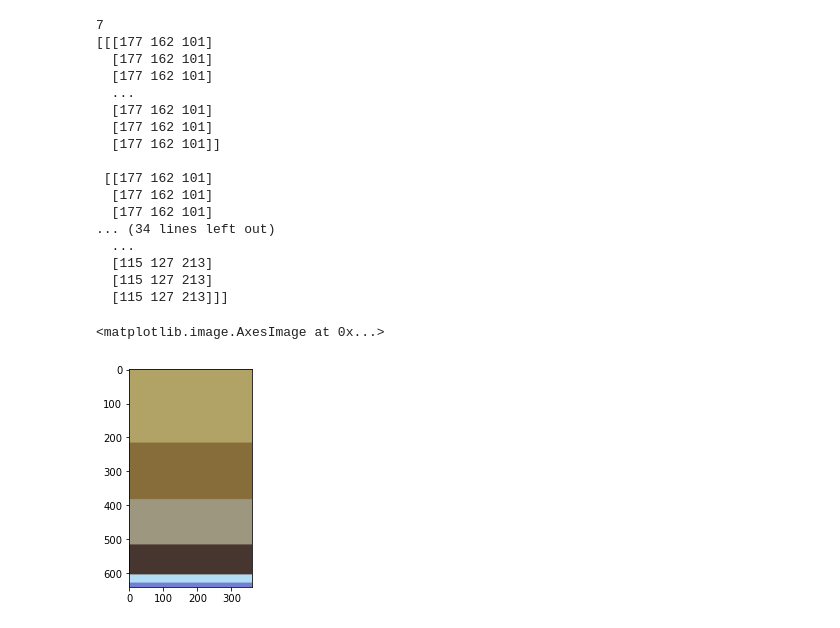
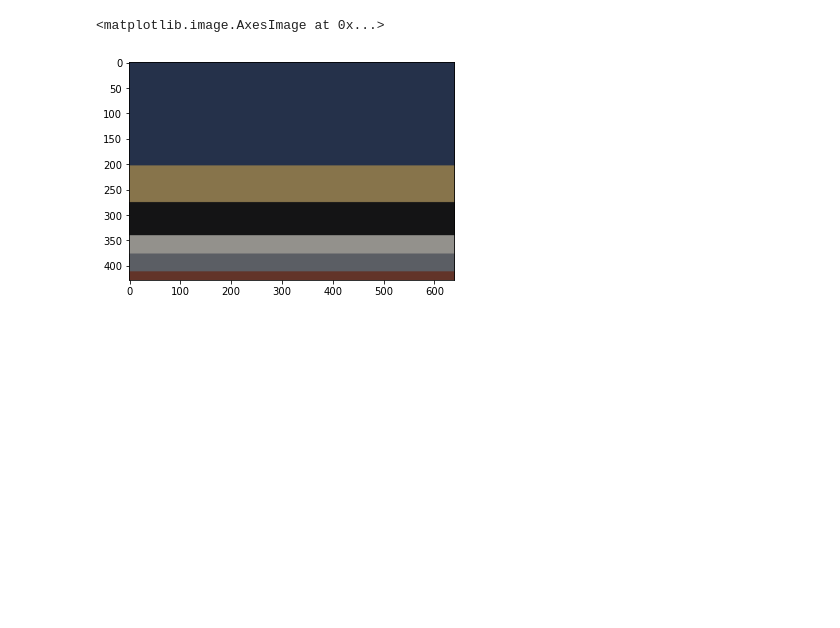
Before and after one commit to Recycleye/viz_eda, a Jupyter notebook: colorAnalysis.ipynb, the cells around one changed output. Cells and saved outputs as stored; diff of their text form; code cells hidden in the pictures; blank space fills up the shorter version.

```diff
--- a/colorAnalysis.ipynb
+++ b/colorAnalysis.ipynb
@@ -34,7 +35,7 @@ index created!
 [{'supercategory': 'person', 'id': 1, 'name': 'person'}, {'supercategory': 'vehicle', 'id': 2, 'name': 'bicycle'}, {'supercategory': 'vehicle', 'id': 3, 'name': 'car'}, {'supercategory': 'vehicle', 'i ...
 # %%
 # Define the classes (out of the 81) which you want to see. Others will not be shown.
-filterClasses = ['pizza']
+filterClasses = ['train']
 
 # Fetch class IDs only corresponding to the filterClasses
 catIds = coco.getCatIds(catNms=filterClasses)
@@ -50,7 +51,7 @@ I = io.imread('{}/{}/{}'.format(dataDir,dataType,img['file_name']))/255.0
 
 plt.imshow(I)
 plt.axis('off')
-annIds = coco.getAnnIds(imgIds=img['id'], catIds=catIds, iscrowd=None)
+annIds = coco.getAnnIds(imgIds=img['id'], catIds=catIds, iscrowd=0)
 anns = coco.loadAnns(annIds)
 coco.showAnns(anns)
 # %% [output]
@@ -70,7 +71,7 @@ def segmentTo2DArray(segmentation):
             polygon.append((x,y))
     return polygon
 
-def maskPixels(polygon):
+def maskPixels(polygon, img):
     path = Path(polygon)
     xmin, ymin, xmax, ymax = np.asarray(path.get_extents(), dtype=int).ravel()
     x, y = np.mgrid[:img['width'], :img['height']]
@@ -80,18 +81,9 @@ def maskPixels(polygon):
     img_mask = mask.reshape(x.shape).T
     return img_mask
 
-mask = np.zeros((img['height'],img['width']))
-
 polyVerts = segmentTo2DArray(anns[0]['segmentation'])
-img_mask = maskPixels(polyVerts)
+img_mask = maskPixels(polyVerts, img)
 plt.imshow(I * img_mask[...,None])
-
-# for i in range(len(anns)):
-#     className = getClassName(anns[i]['category_id'], cats)
-#     pixel_value = filterClasses.index(className)+1
-#     mask = np.maximum(coco.annToMask(anns[i])*pixel_value, mask)
-#     print(pixel_value)
-# plt.imshow(mask)
 # %% [output]
 The class name is cell phone
 <matplotlib.image.AxesImage at 0x...>
@@ -99,54 +91,33 @@ The class name is cell phone
 # %%
 def getMaskColors(maskPixels):
     pixels = np.float32(maskPixels.reshape(-1, 3))
+    pixels = pixels[np.all(pixels != 0, axis=1), :]
 
     n_colors = 6
     criteria = (cv2.TERM_CRITERIA_EPS + cv2.TERM_CRITERIA_MAX_ITER, 200, .1)
     flags = cv2.KMEANS_RANDOM_CENTERS
     _, labels, palette = cv2.kmeans(pixels, n_colors, None, criteria, 10, flags)
     _, counts = np.unique(labels, return_counts=True)
     dominant = palette[np.argmax(counts)]
-
     return counts, palette*255.0
 
-counts, palette = getMaskColors(I)
+counts, palette = getMaskColors(I * img_mask[...,None])
 
 indices = np.argsort(counts)[::-1]
 freqs = np.cumsum(np.hstack([[0], counts[indices]/counts.sum()]))
 rows = np.int_((I * img_mask[...,None]).shape[0]*freqs)
 
-print(len(rows))
-
 dom_patch = np.zeros(shape=(I * img_mask[...,None]).shape, dtype=np.uint8)
 for i in range(len(rows) - 1):
     dom_patch[rows[i]:rows[i + 1], :, :] += np.uint8(palette[indices[i]])
-
-print(dom_patch)
 
 plt.imshow(dom_patch)
 # ax1.set_title('Dominant colors')
 # ax1.axis('off')
 # plt.show(ax1)
 # %% [output]
-7
-[[[177 162 101]
-  [177 162 101]
-  [177 162 101]
-  ...
-  [177 162 101]
-  [177 162 101]
-  [177 162 101]]
-
- [[177 162 101]
-  [177 162 101]
-  [177 162 101]
-... (34 lines left out)
-  ...
-  [115 127 213]
-  [115 127 213]
-  [115 127 213]]]
+<matplotlib.image.AxesImage at 0x...>
-<matplotlib.image.AxesImage at 0x...>
-[figure, old version]
+[figure, new version]
 # %%
 from PIL import Image
 
```
Also changed, not shown: parts of 7 cells of this notebook, 1 other file.
